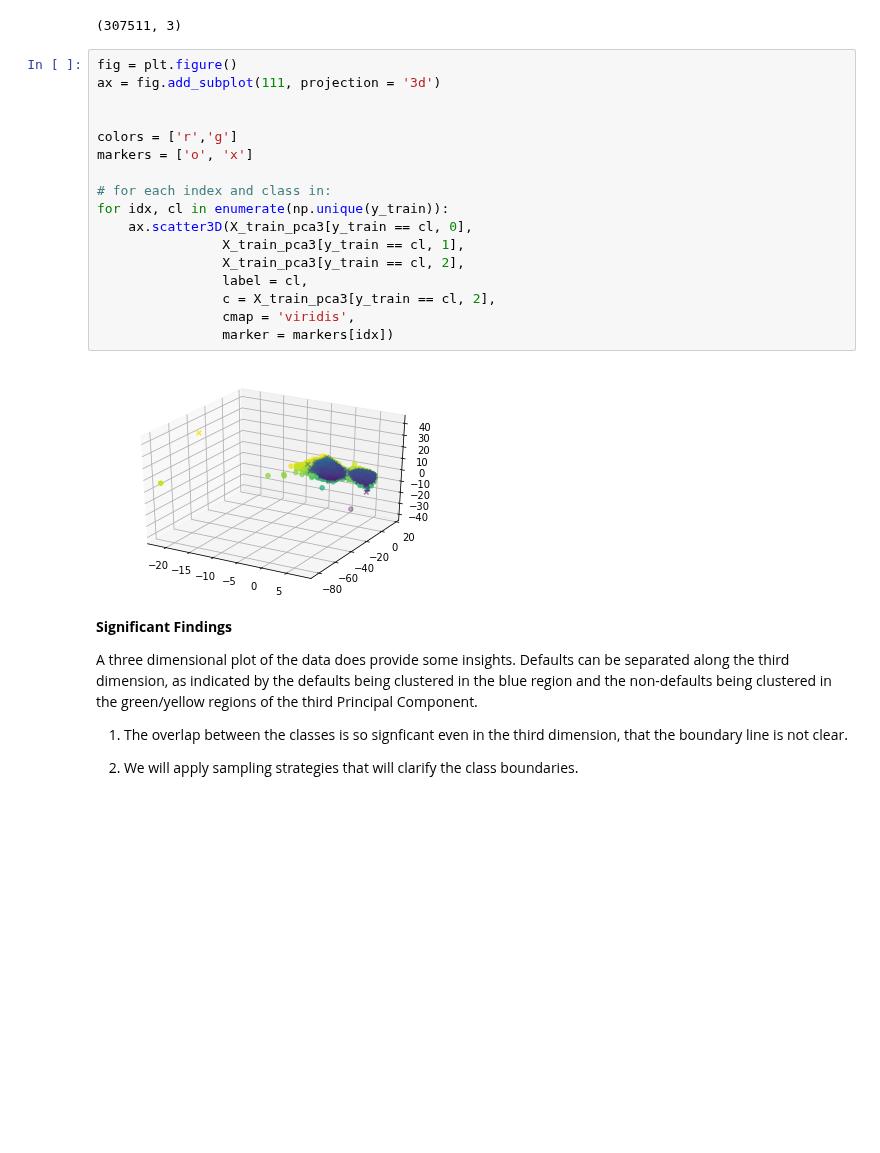
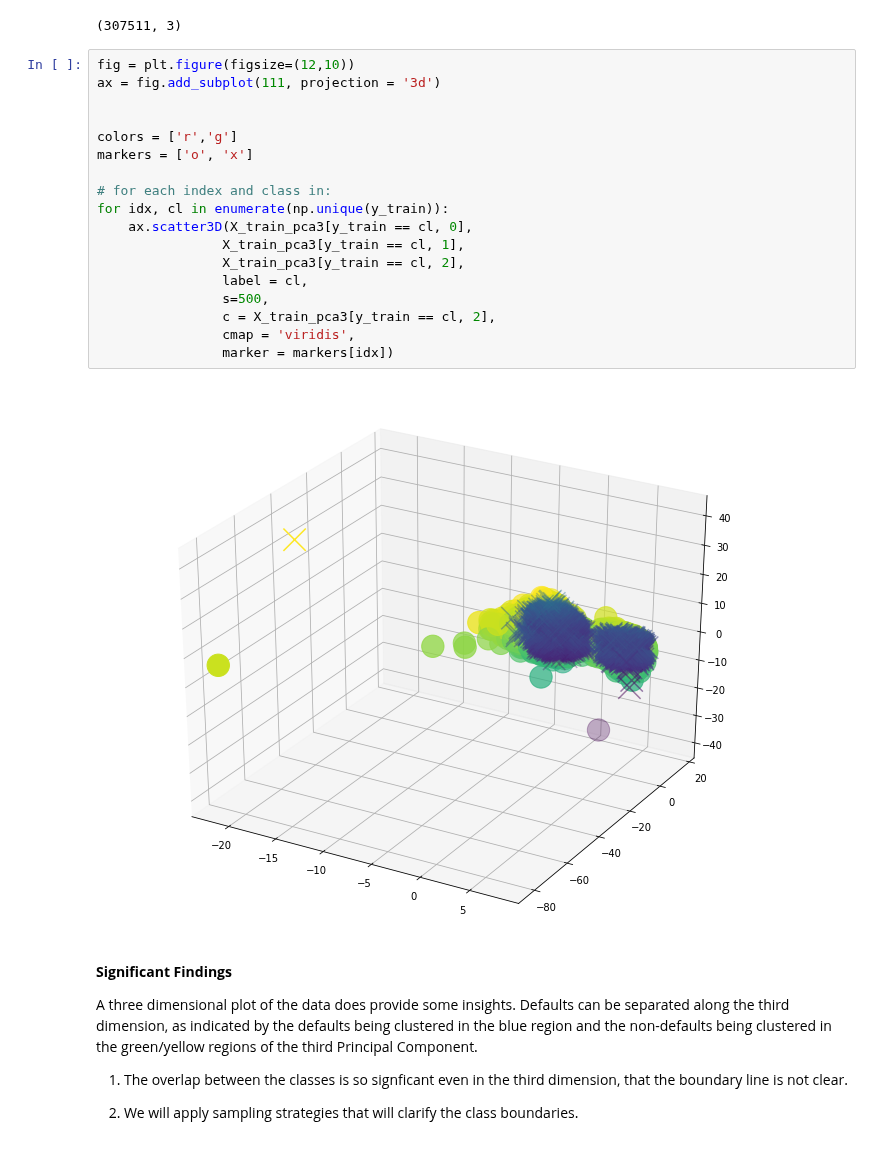
Before and after one commit to sjmiller8182/home-credit-default-risk, a Jupyter notebook: MiniLab_Logistic_Regression_and_SVM-DM.ipynb, the cells around one changed output. Saved outputs shown, nothing was run; the diff lists cells and outputs as text; blank space fills up the shorter version.

Commit message:
Cleaned up spelling and grammar down to 1.2.1 and increased plot and marker size in 3d plot (its really cool)

```diff
--- a/MiniLab_Logistic_Regression_and_SVM-DM.ipynb
+++ b/MiniLab_Logistic_Regression_and_SVM-DM.ipynb
@@ -280,24 +281,25 @@ X_train_pca3.shape
 # %% [output]
 (307511, 3)
 # %%
-fig = plt.figure()
+fig = plt.figure(figsize=(12,10))
 ax = fig.add_subplot(111, projection = '3d')
 
 
 colors = ['r','g']
 markers = ['o', 'x']
 
 # for each index and class in:
 for idx, cl in enumerate(np.unique(y_train)):
     ax.scatter3D(X_train_pca3[y_train == cl, 0],
                 X_train_pca3[y_train == cl, 1],
                 X_train_pca3[y_train == cl, 2],
                 label = cl,
+                s=500,
                 c = X_train_pca3[y_train == cl, 2],
                 cmap = 'viridis',
                 marker = markers[idx])
 # %% [output]
-[figure, old version]
+[figure, new version]
 # %% [markdown]
 **Significant Findings**
 
```
Also changed, not shown: parts of 14 cells of this notebook.
